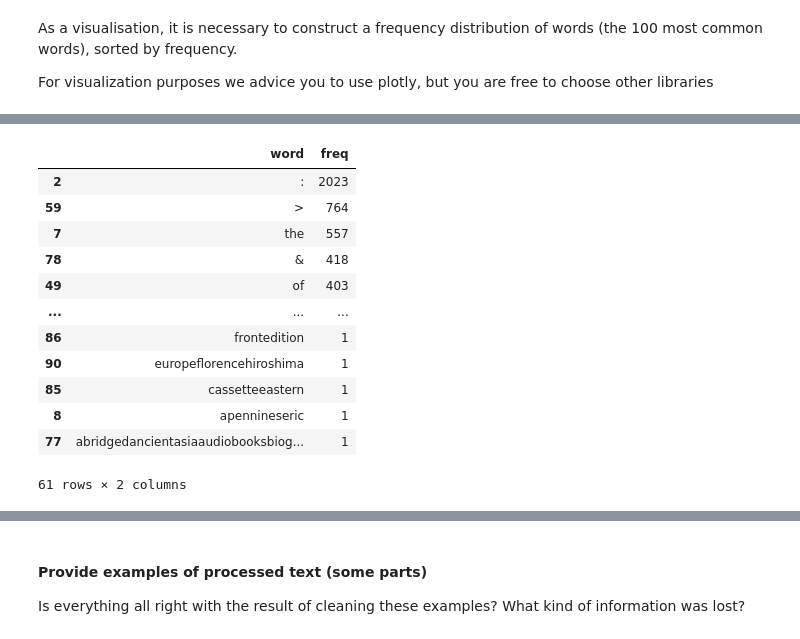
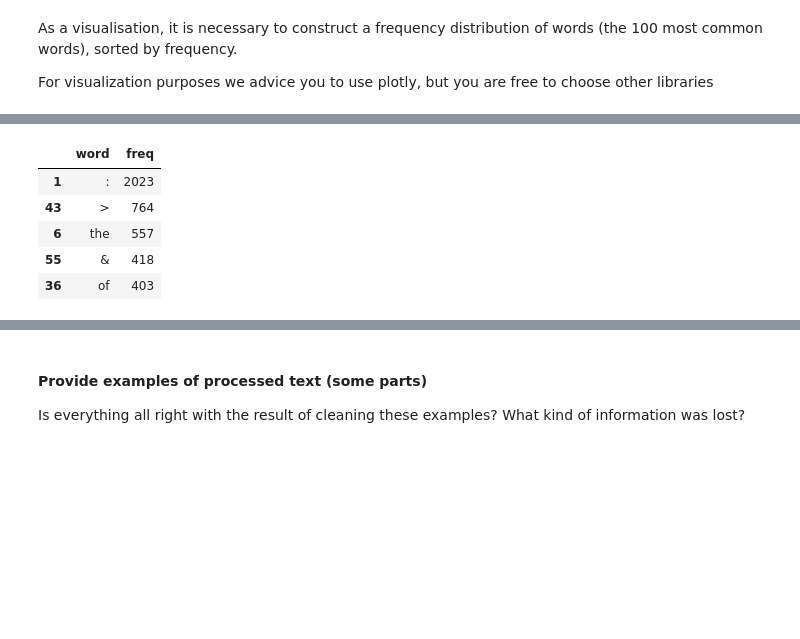
Before and after one commit to bogya345/NLP_labs, a Jupyter notebook: hw1.ipynb, the cells around one changed output, grey strips where cells are left out. Cells and saved outputs as stored; diff of their text form; code cells hidden in the pictures; blank space fills up the shorter version.

```diff
--- a/hw1.ipynb
+++ b/hw1.ipynb
@@ -150,12 +137,12 @@ tldata[1][:30]
 # %%
-# 2. Remove non-english words
+# 2. Remove non-english words (+ to lower type)
 eng_words = set(nltk.corpus.words.words())
 
 tldata = []
 print(len(ldata[1]))
 for words in ldata:
     # tldata.append(" ".join(w for w in nltk.wordpunct_tokenize(item) if w.lower() in eng_words or not w.isalpha()))
-    tldata.append(w for w in words if w.lower() in eng_words or not w.isalpha())
+    tldata.append([w.lower() for w in words if w.lower() in eng_words or not w.isalpha()])
     continue
 
 ldata = tldata
@@ -248,28 +209,21 @@ def get_wordfreq(list, limit=100):
 # %%
 # init flatten list of words
 fldata = []
 for sublist in ldata:
     for item in sublist:
         # if item not in fldata:
         fldata.append(item)
         continue
     continue
 
 fwordfreq = get_wordfreq(fldata)
 # fwordfreq = fwordfreq[fwordfreq[:, 1].argsort()[::-1]]
 fwordfreq.sort_values(by=['freq', 'word'], ascending=False, inplace=True)
-fwordfreq
+# fwordfreq.head()
 # %% [output]
 |  | word | freq |
-| 2 | : | 2023 |
-| 59 | > | 764 |
-| 7 | the | 557 |
-| 78 | & | 418 |
-| 49 | of | 403 |
-| ... | ... | ... |
-| 86 | frontedition | 1 |
-| 90 | europeflorencehiroshima | 1 |
-| 85 | cassetteeastern | 1 |
-| 8 | apennineseric | 1 |
-| 77 | abridgedancientasiaaudiobooksbiog... | 1 |
+| 1 | : | 2023 |
+| 43 | > | 764 |
+| 6 | the | 557 |
+| 55 | & | 418 |
+| 36 | of | 403 |
-61 rows × 2 columns
```
Also changed, not shown: parts of 11 cells of this notebook, 1 other file.
